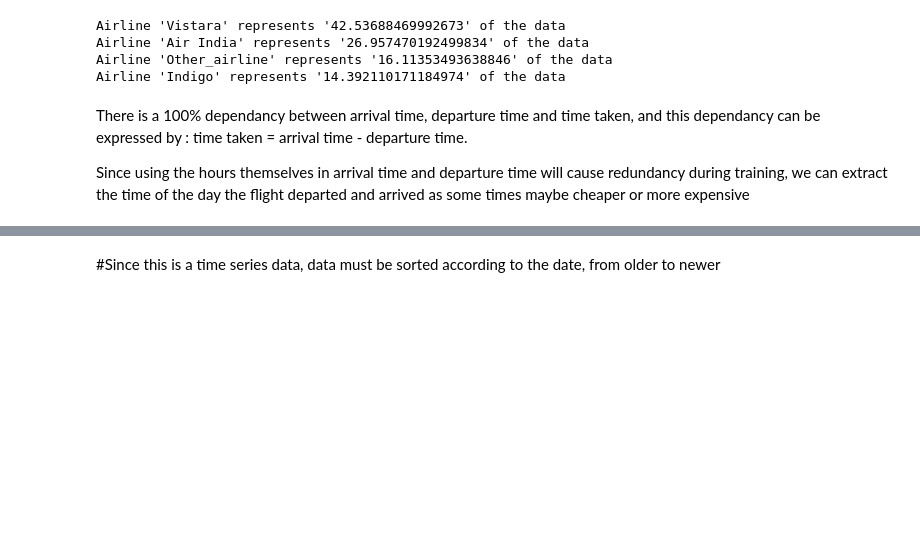
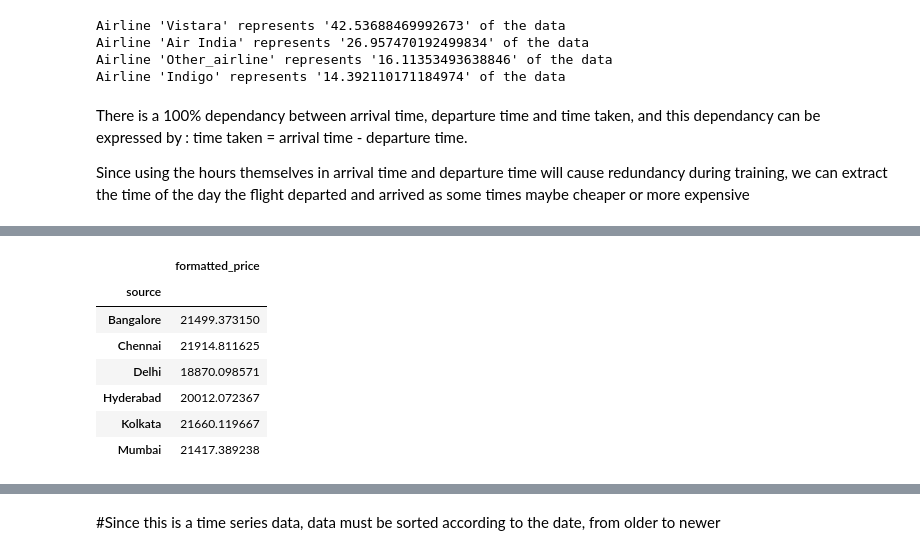
Before and after one commit to NourKamaly/AirlineTicketPricePrediction, a Jupyter notebook: Preprocessing notebook and final dataset/Preprocessing.ipynb, the cells around one changed output, grey strips where cells are left out. Cells and saved outputs as stored; diff of their text form; code cells hidden in the pictures; blank space fills up the shorter version.

```diff
--- a/Preprocessing notebook and final dataset/Preprocessing.ipynb
+++ b/Preprocessing notebook and final dataset/Preprocessing.ipynb
@@ -377,0 +458,11 @@ dataset.drop(columns=['date','ch_code','time_taken','stop','route','price','form
+# %%
+dataset.groupby('source')[['formatted_price']].mean()
+# %% [output]
+|  | formatted_price |
+| source |  |
+| Bangalore | 21499.373150 |
+| Chennai | 21914.811625 |
+| Delhi | 18870.098571 |
+| Hyderabad | 20012.072367 |
+| Kolkata | 21660.119667 |
+| Mumbai | 21417.389238 |
```
Also changed, not shown: parts of 45 cells of this notebook.
